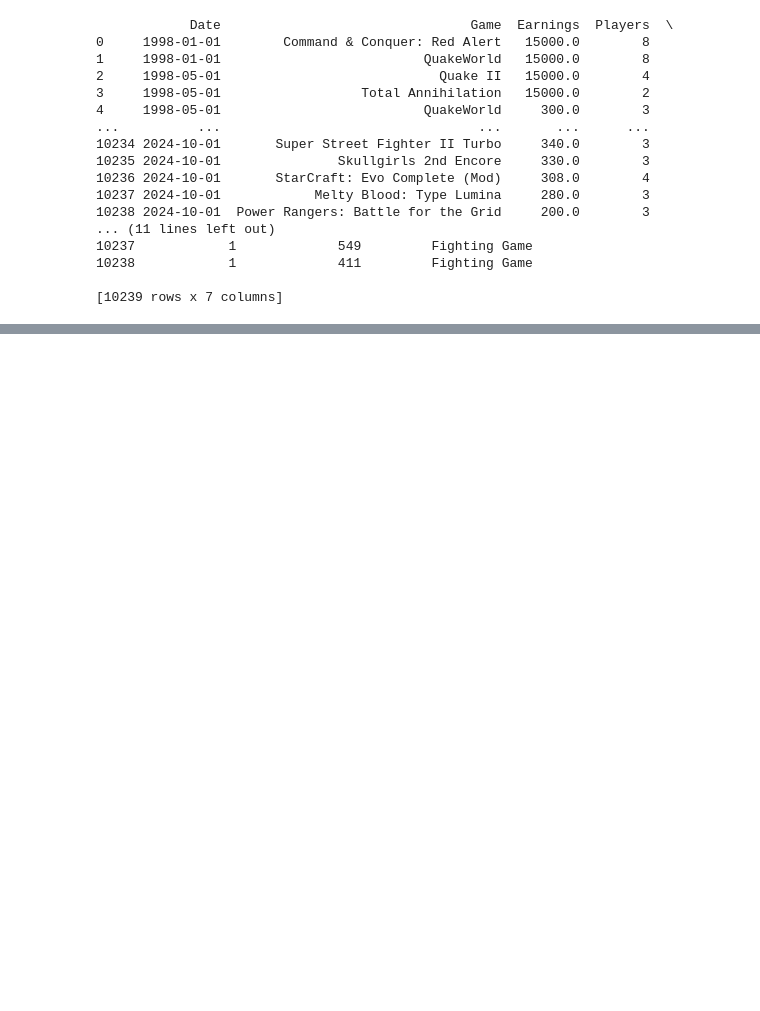
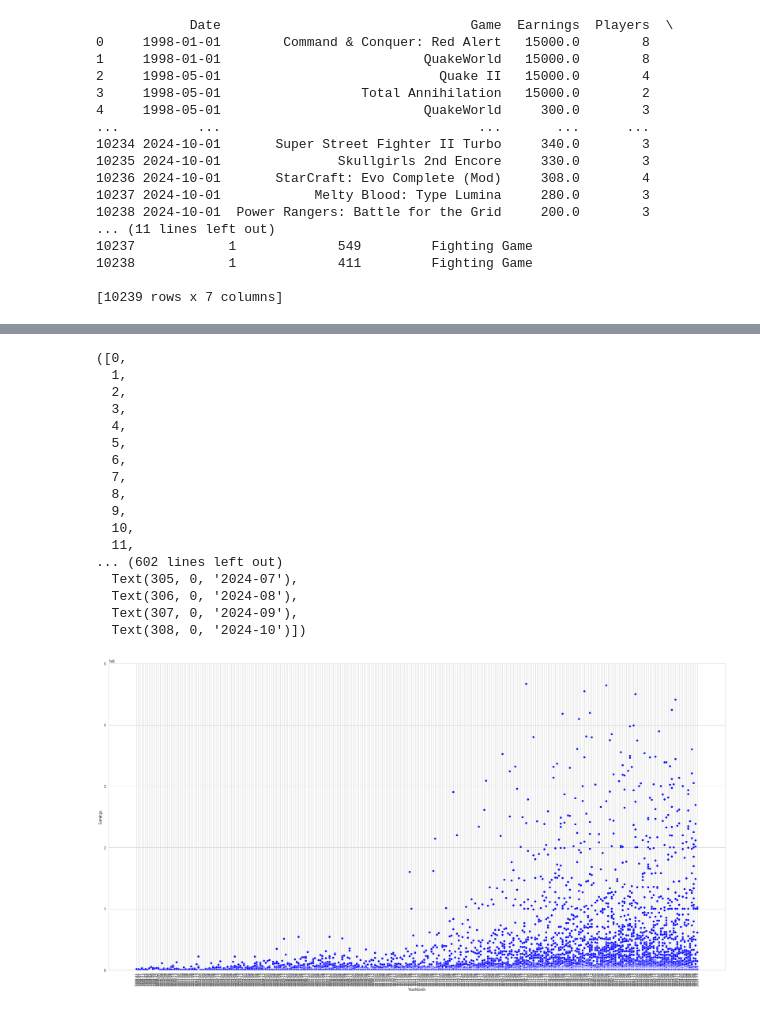
Before and after one commit to AndreasL85/pyprojektarbete, a Jupyter notebook: esports.ipynb, the cells around one changed output, grey strips where cells are left out. Saved outputs shown, nothing was run; the diff lists cells and outputs as text; code cells hidden in the pictures; blank space fills up the shorter version.

```diff
--- a/esports.ipynb
+++ b/esports.ipynb
@@ -45,0 +134,25 @@ data.to_csv("new_data.csv", index = False)
+# %%
+data["YearMonth"] = data["Date"].dt.strftime("%Y-%m")
+plt.figure(figsize=(30, 15))
+axes = sns.scatterplot(data=data, x="YearMonth", y="Earnings", hue="Earnings", palette = "winter", legend = False)
+axes.set_ylim(0, 5000000)
+plt.xticks(rotation=90)
+# %% [output]
+([0,
+  1,
+  2,
+  3,
+  4,
+  5,
+  6,
+  7,
+  8,
+  9,
+  10,
+  11,
+... (602 lines left out)
+  Text(305, 0, '2024-07'),
+  Text(306, 0, '2024-08'),
+  Text(307, 0, '2024-09'),
+  Text(308, 0, '2024-10')])
+[figure, added]
```
Also changed, not shown: parts of 9 cells of this notebook.
